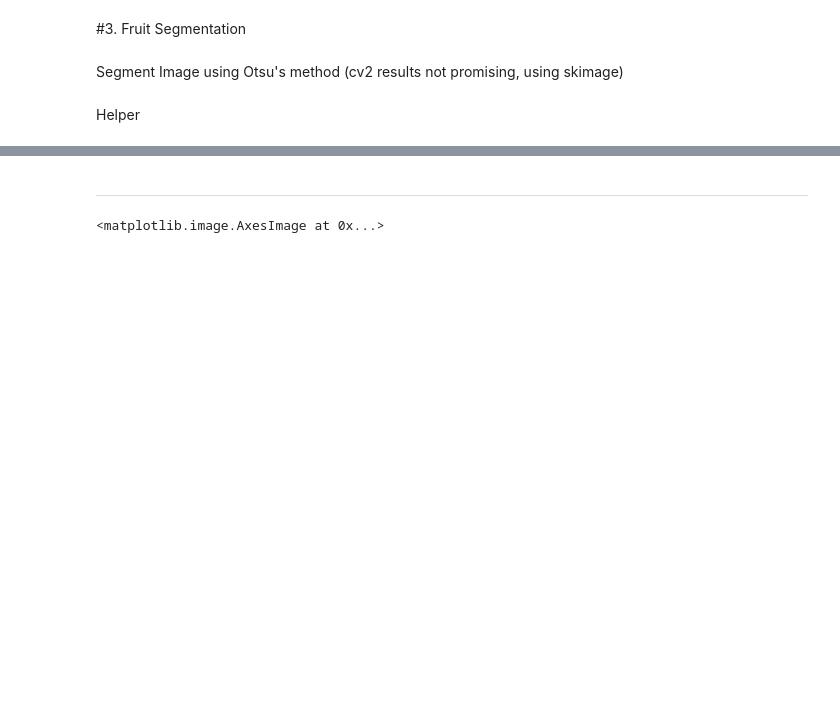
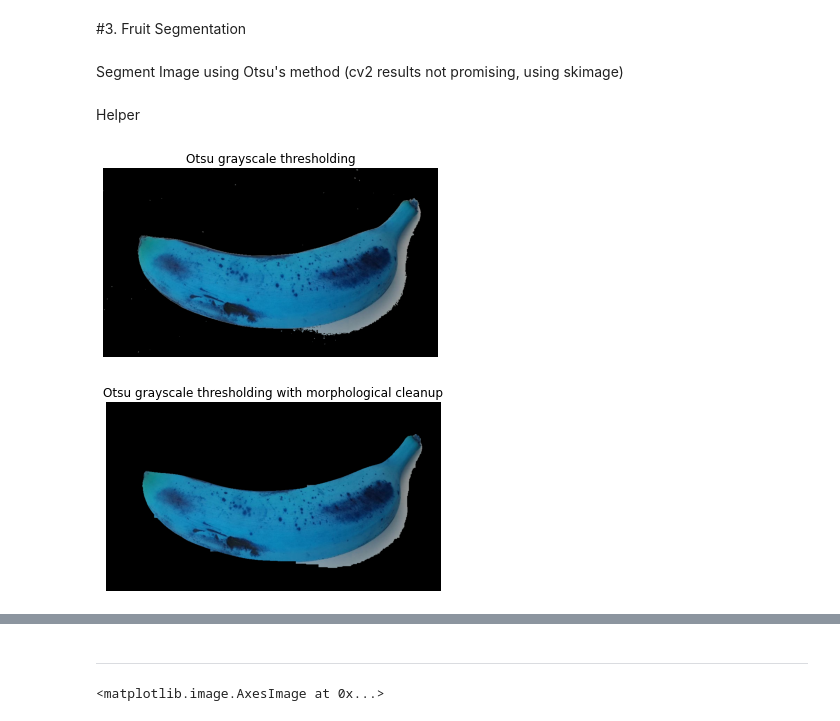
Before and after one commit to jojoclt/C, a Jupyter notebook: Project.ipynb, the cells around one changed output, grey strips where cells are left out. Drawn from its saved outputs; the diff is of its cells as text; code cells hidden in the pictures; blank space fills up the shorter version.

```diff
--- a/Project.ipynb
+++ b/Project.ipynb
@@ -142,0 +176,32 @@ def HSV_to_cv(h,s,v):
+# %%
+# https://stackoverflow.com/questions/59235904/how-to-remove-shadows-from-foreground-after-segmentation
+def show_mask(mask, image, title='', mask_color=(0, 0, 0)):
+    display_image = image.copy()
+    display_image[mask != 0] = mask_color
+    plt.imshow(display_image)
+    plt.title(title)
+    plt.axis('off')
+    plt.show()
+def compute_otsu_mask(image):
+  image_grayscale = cv2.cvtColor(image, cv2.COLOR_BGR2GRAY)
+  return cv2.threshold(image_grayscale, 0, 255, cv2.THRESH_BINARY + cv2.THRESH_OTSU)[1]
+
+# plt.imshow(bgr2rgb(dataset[240]))
+# c = cv2.cvtColor(final_img,cv2.COLOR_GRAY2BGR)
+l = np.random.randint(0,272)
+c = dataset[l]
+mask_otsu = compute_otsu_mask(c)
+show_mask(mask_otsu, c, title='Otsu grayscale thresholding')
+def lol(mask_otsu):
+    kernel = np.ones((5, 5), np.uint8)
+    kernel2 = cv2.getStructuringElement(cv2.MORPH_ELLIPSE,(3,3))
+    mask_otsu_clean = cv2.morphologyEx(mask_otsu, cv2.MORPH_OPEN, kernel, iterations=5)
+    mask_otsu_clean = cv2.erode(mask_otsu_clean, kernel, iterations=2)
+    mask_otsu_clean = cv2.dilate(mask_otsu_clean, kernel, iterations=5)
+    mask_otsu_clean = cv2.erode(mask_otsu_clean, kernel, iterations=4)
+    mask_otsu_clean = cv2.dilate(mask_otsu_clean, kernel, iterations=3)
+    return mask_otsu_clean
+show_mask(lol(mask_otsu), c, title='Otsu grayscale thresholding with morphological cleanup')
+# %% [output]
+[figure, added]
+[figure, added]
```
Also changed, not shown: parts of 13 cells of this notebook.
